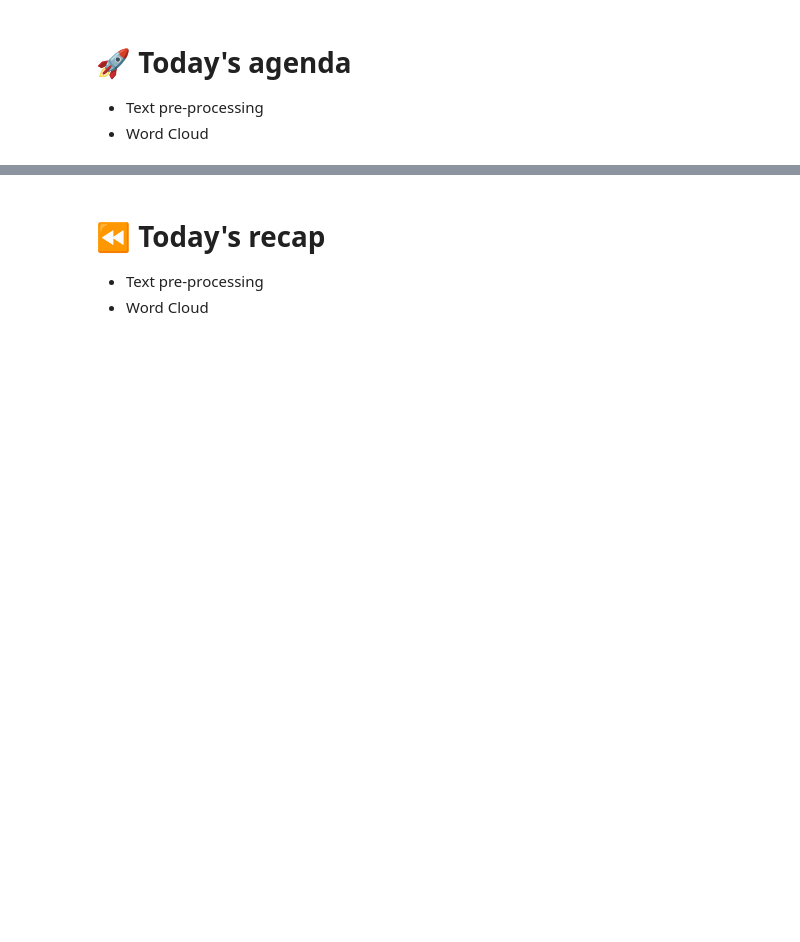
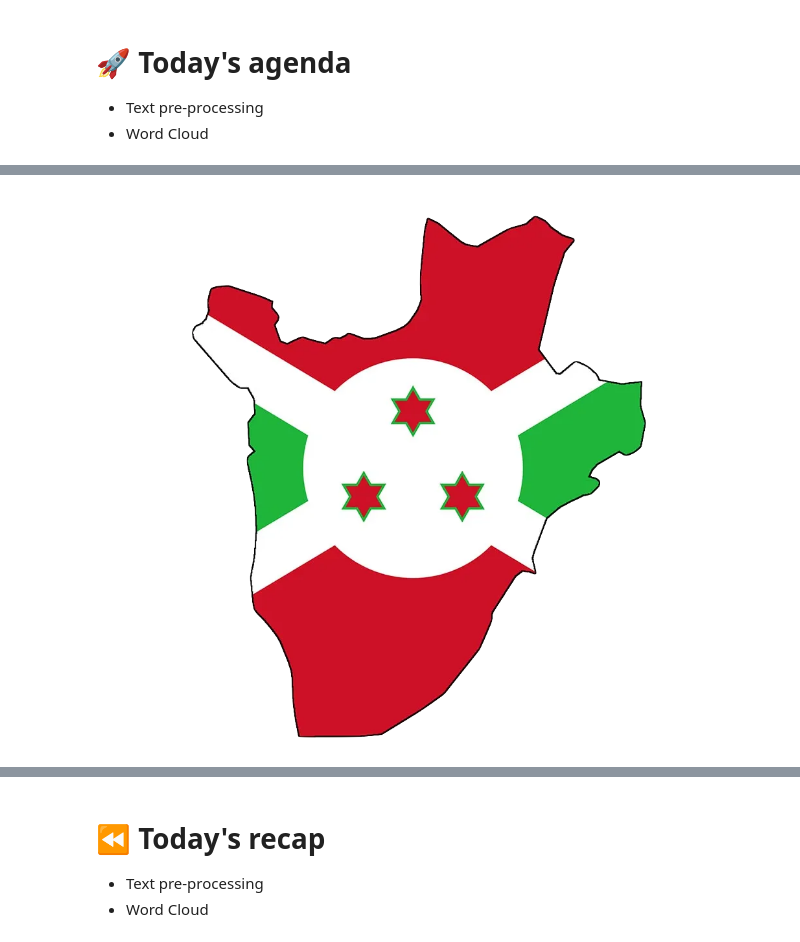
Before and after one commit to CodeYourDreams/DataScience_Burundi2023, a Jupyter notebook: Class 18 - Word Cloud/class_18_wordcloud.ipynb, the cells around one changed output, grey strips where cells are left out. Drawn from its saved outputs; the diff is of its cells as text; code cells hidden in the pictures; blank space fills up the shorter version.

```diff
--- a/Class 18 - Word Cloud/class_18_wordcloud.ipynb
+++ b/Class 18 - Word Cloud/class_18_wordcloud.ipynb
@@ -25,0 +312,5 @@ April 24, 2023
+# %%
+img = PIL.Image.open("img/burundi.png")
+display(img)
+# %% [output]
+[figure, added]
```
Also changed, not shown: parts of 46 cells of this notebook, 3 other files.
